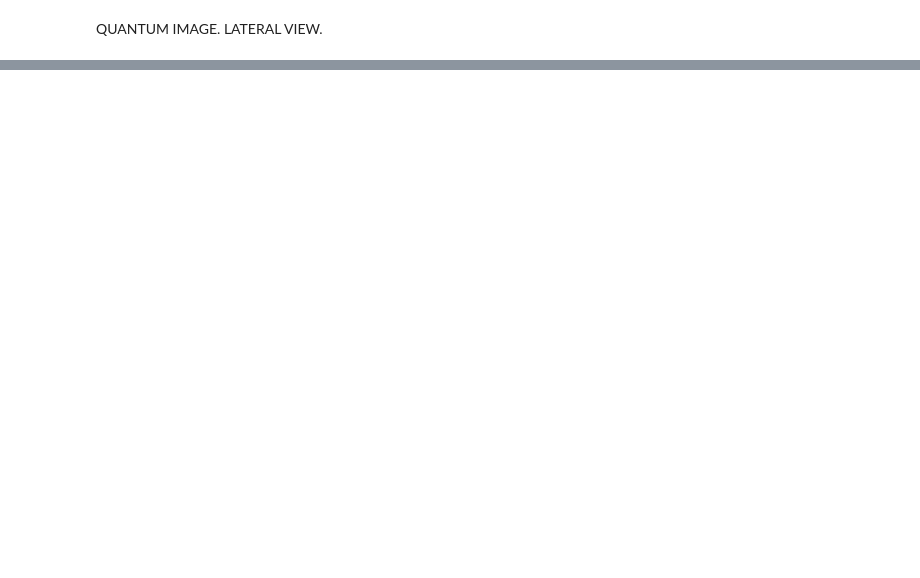
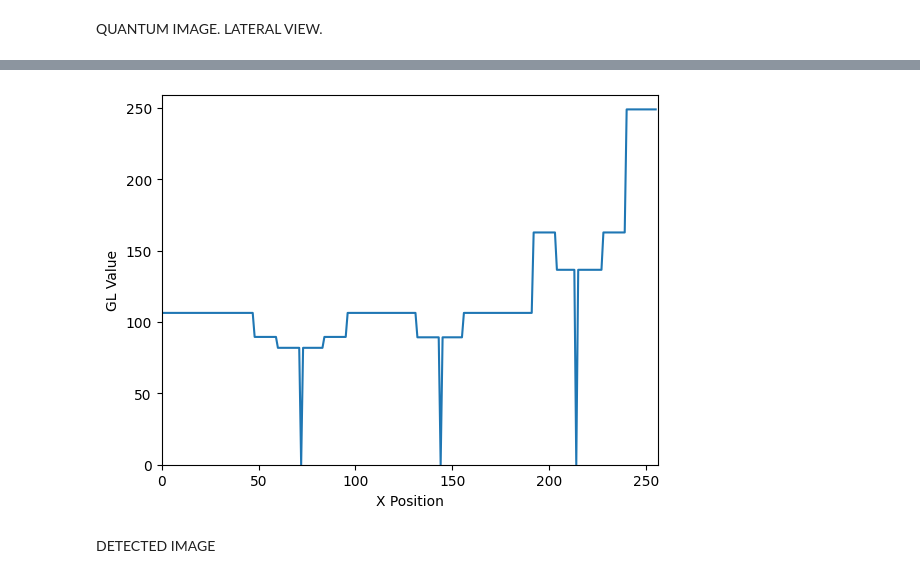
Before and after one commit to Leo00010011/IPBMI_Notebooks, a Jupyter notebook: E6/IPBMA_6_Projection_Radiography.ipynb, the cells around one changed output, grey strips where cells are left out. Drawn from its saved outputs; the diff is of its cells as text; code cells hidden in the pictures; blank space fills up the shorter version.

```diff
--- a/E6/IPBMA_6_Projection_Radiography.ipynb
+++ b/E6/IPBMA_6_Projection_Radiography.ipynb
@@ -176,0 +113,6 @@ pyplot.show()
+# %%
+plotLineH(qImage, 120)
+# %% [output]
+[figure, added]
+# %% [markdown]
+DETECTED IMAGE
```
Also changed, not shown: parts of 57 cells of this notebook, 2 other files.
